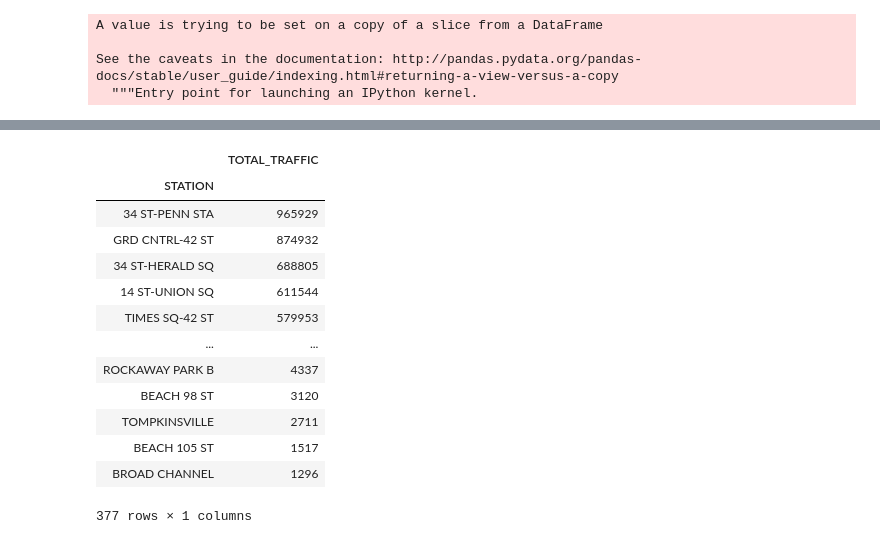
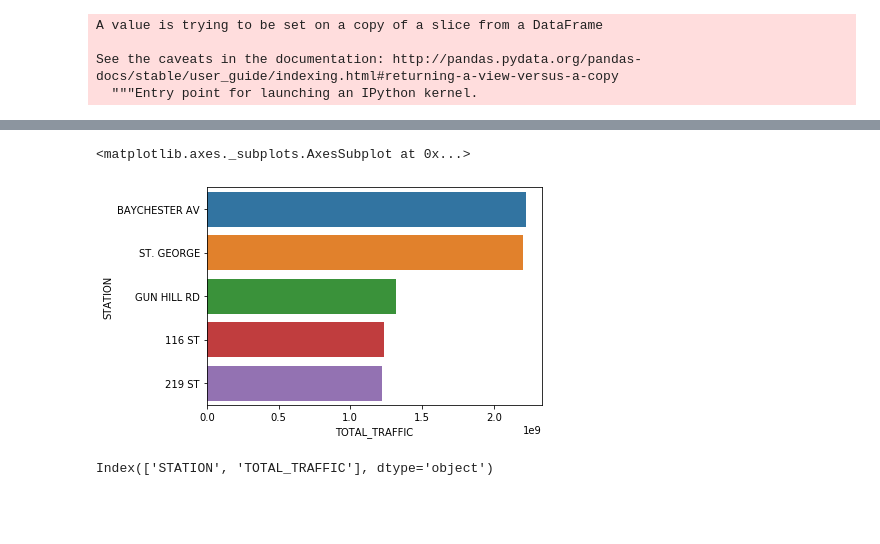
Before and after one commit to amamisa/project-01, a Jupyter notebook: project-01.ipynb, the cells around one changed output, grey strips where cells are left out. Saved outputs shown, nothing was run; the diff lists cells and outputs as text; code cells hidden in the pictures; blank space fills up the shorter version.

Commit message:
added graphs and pickling

```diff
--- a/project-01.ipynb
+++ b/project-01.ipynb
@@ -4,4 +7,4 @@ import numpy as np
 # %%
 pd.set_option('display.max_rows', 200)
 # %%
-year19_path_list=  ['turnstile_190504.txt']
+year19_path_list=  ['turnstile_190504.txt', 'turnstile_190511.txt','turnstile_190518.txt','turnstile_190525.txt']
@@ -105,2 +171,5 @@ year19 = calculate_total_traffic(year19)
 # %%
 stats = generate_stat(year19)
+# %%
+stats = stats.head(5)
+stats
@@ -106,0 +184,5 @@ stats = generate_stat(year19)
+# %%
+sns.barplot(x=stats['TOTAL_TRAFFIC'], y=stats['STATION'])
+# %% [output]
+<matplotlib.axes._subplots.AxesSubplot at 0x...>
+[figure, added]
@@ -107,17 +191,7 @@ stats = generate_stat(year19)
 # %%
-stats
+stats.STATION
-# %% [output]
-|  | TOTAL_TRAFFIC |
-| STATION |  |
-| 34 ST-PENN STA | 965929 |
-| GRD CNTRL-42 ST | 874932 |
-| 34 ST-HERALD SQ | 688805 |
-| 14 ST-UNION SQ | 611544 |
-| TIMES SQ-42 ST | 579953 |
-| ... | ... |
-| ROCKAWAY PARK B | 4337 |
-| BEACH 98 ST | 3120 |
-| TOMPKINSVILLE | 2711 |
-| BEACH 105 ST | 1517 |
-| BROAD CHANNEL | 1296 |
-377 rows × 1 columns
+# %%
+stats = stats.reset_index()
+stats.columns
+# %% [output]
+Index(['STATION', 'TOTAL_TRAFFIC'], dtype='object')
```
Also changed, not shown: parts of 12 cells of this notebook, 2 other files.
